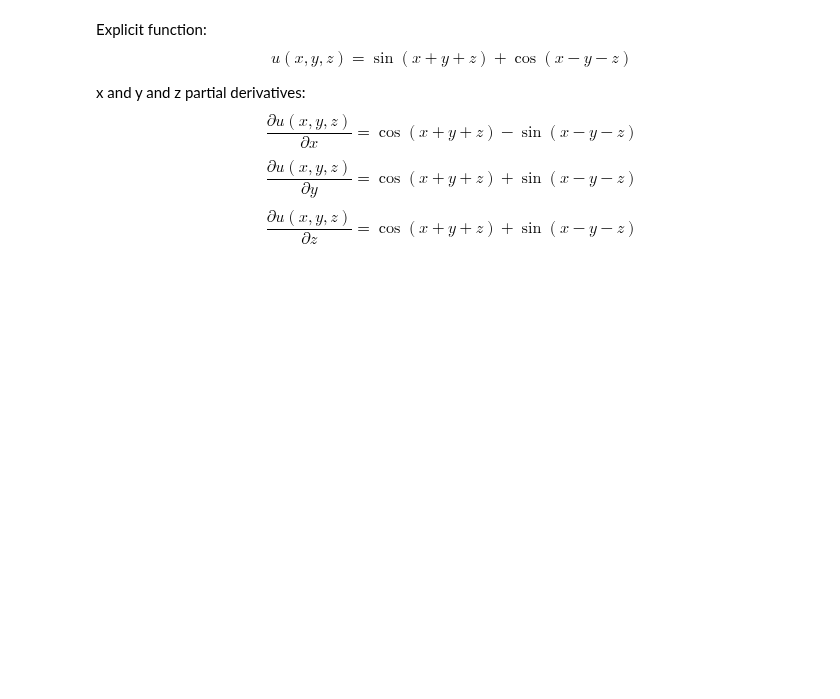
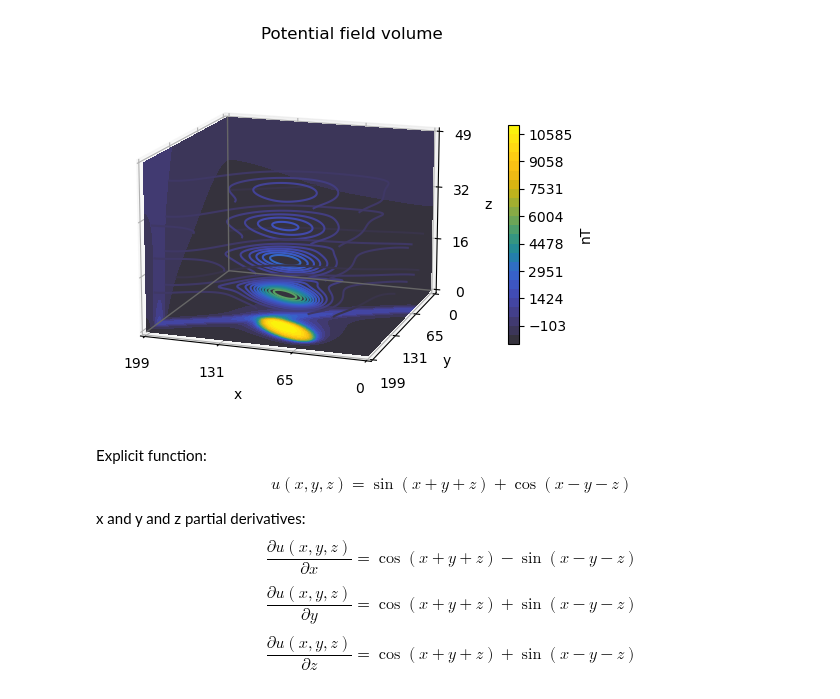
Before and after one commit to LSgeo/ImplicitGeo, a Jupyter notebook: GeoINR3D.ipynb, the cells around one changed output. Cells and saved outputs as stored; diff of their text form; code cells hidden in the pictures; blank space fills up the shorter version.

```diff
--- a/GeoINR3D.ipynb
+++ b/GeoINR3D.ipynb
@@ -289,0 +76,64 @@ d = PointData3D("D:/luke/data_source/Forward_models_xyz/", 1)
+# %%
+def plt_3d(coords, u, levels=25, n_steps=10):
+    x, y, z = coords
+
+    kw = {
+        "vmin": u.min(),
+        "vmax": u.max(),
+        "cmap": cc.cm.CET_L20,
+        "levels": np.linspace(u.min(), u.max(), levels),
+    }
+
+    # Create a figure with 3D ax
+    fig = plt.figure(figsize=(5, 4), layout="constrained")
+    fig.suptitle("Potential field volume")
+    ax = fig.add_subplot(111, projection="3d")
+
+    # Plot contour surfaces
+    _ = ax.contourf(
+        u[:, -1, :], y[:, -1, :], z[:, -1, :], zdir="x", offset=x.max(), **kw
+    )
+    _ = ax.contourf(x[0, :, :], u[0, :, :], z[0, :, :], zdir="y", offset=0, **kw)
+    C = ax.contourf(x[:, :, 0], y[:, :, 0], u[:, :, 0], zdir="z", offset=z.min(), **kw)
+
+    for i in np.arange(z.min() + n_steps, z.max() + 1, n_steps):
+        _ = ax.contour(x[:, :, 0], y[:, :, 0], u[:, :, i], zdir="z", offset=i, **kw)
+
+    xmin, xmax = x.min(), x.max()
+    ymin, ymax = y.min(), y.max()
+    zmin, zmax = z.min(), z.max()
+    ax.set(xlim=[xmin, xmax], ylim=[ymin, ymax], zlim=[zmin, zmax])
+
+    edges_kw = dict(color="0.4", linewidth=1, zorder=1e3)
+    ax.plot([xmax, xmax], [ymin, ymax], 0, **edges_kw)
+    ax.plot([xmin, xmax], [ymin, ymin], 0, **edges_kw)
+    ax.plot([xmax, xmax], [ymin, ymin], [zmin, zmax], **edges_kw)
+
+    ax.set(
+        xlabel="x",
+        ylabel="y",
+        zlabel="z",
+        xticks=[int(x.max() * i) for i in [0, 0.33, 0.66, 1]],
+        yticks=[int(y.max() * i) for i in [0, 0.33, 0.66, 1]],
+        zticks=[int(z.max() * i) for i in [0, 0.33, 0.66, 1]],
+    )
+
+    ax.view_init(15, 109, 0)
+    ax.set_box_aspect(None, zoom=1)
+
+    fig.colorbar(C, ax=ax, fraction=0.03, pad=0.1, label="nT")
+
+    plt.show()
+
+
+# Weird projection because we want to see the bottom layer at the bottom
+plt_3d(
+    np.meshgrid(
+        np.arange(mag_vol.shape[0]),
+        np.arange(mag_vol.shape[1]),
+        np.arange(mag_vol.shape[2]),
+    ),
+    mag_vol,
+)
+# %% [output]
+[figure, added]
```
Also changed, not shown: parts of 26 cells of this notebook, 2 other files.
